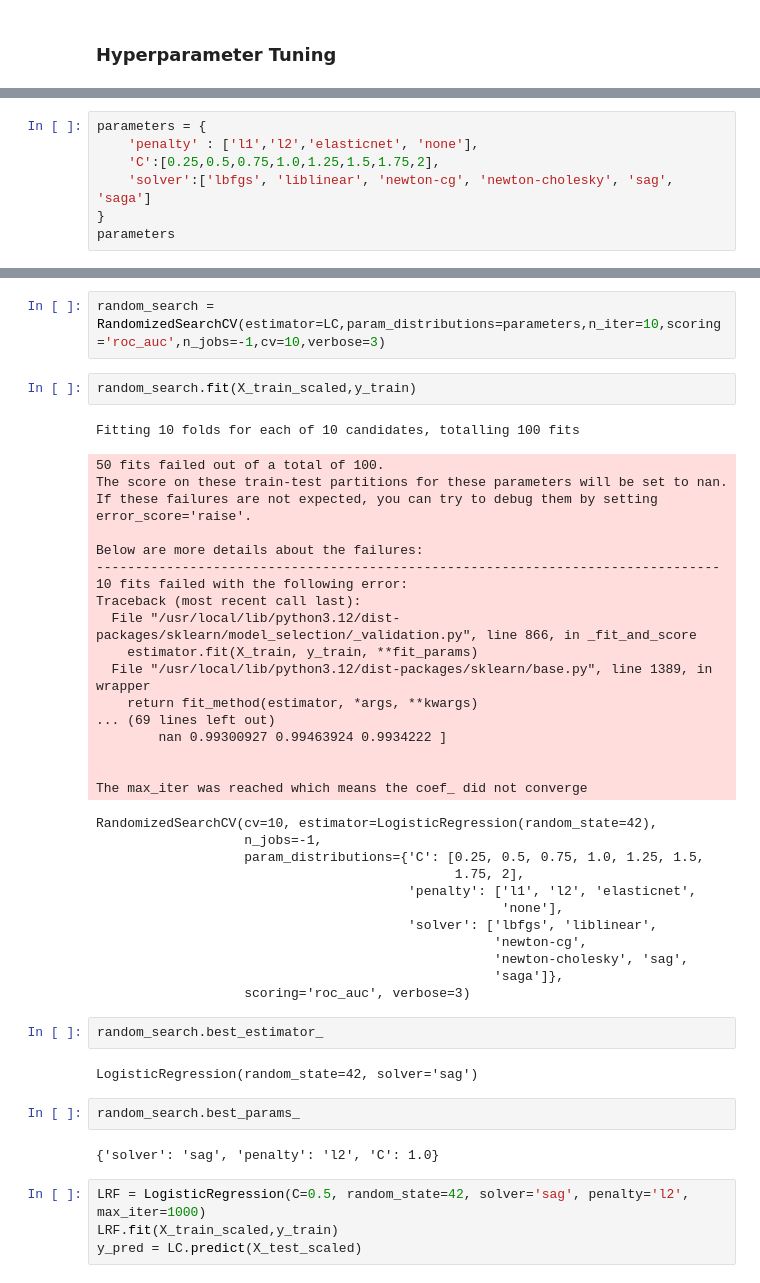
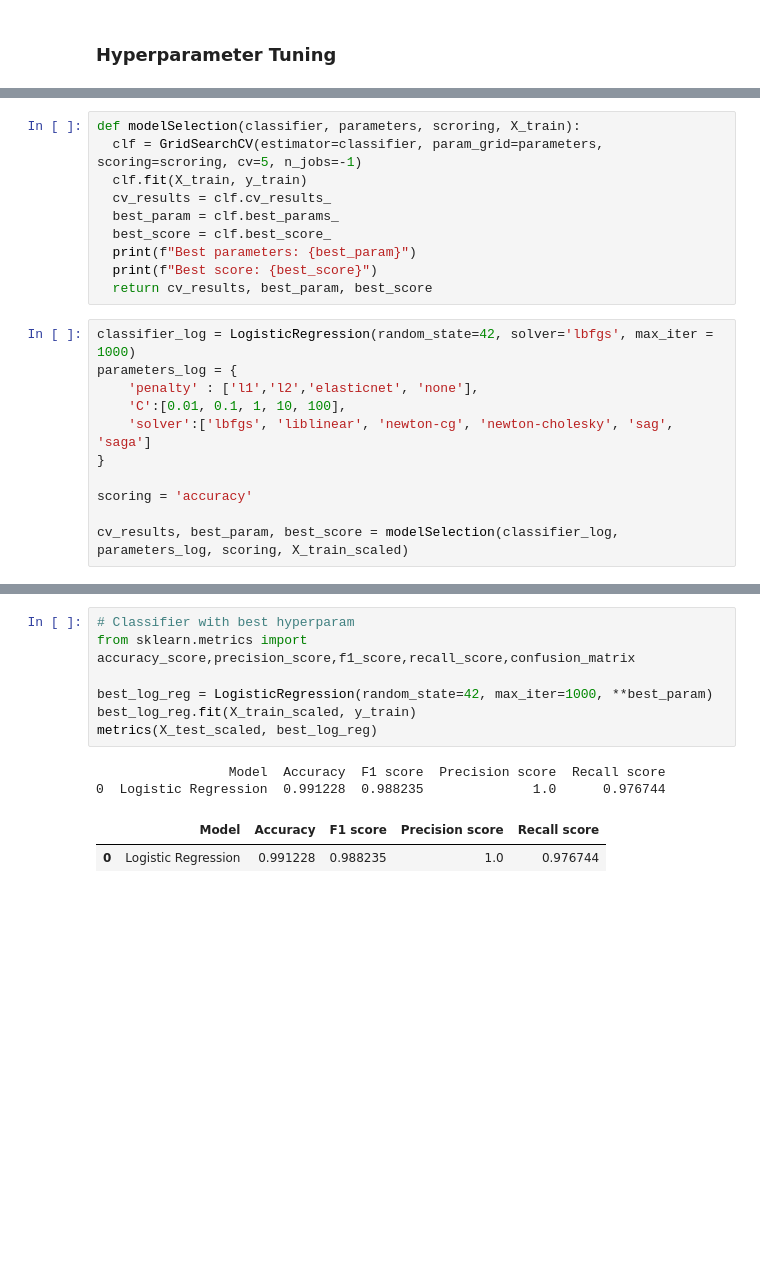
Before and after one commit to quangh33/schopenhauer, a Jupyter notebook: breast_cancer_wisconsin.ipynb, the cells around one changed output, grey strips where cells are left out. Saved outputs shown, nothing was run; the diff lists cells and outputs as text; blank space fills up the shorter version.

```diff
--- a/breast_cancer_wisconsin.ipynb
+++ b/breast_cancer_wisconsin.ipynb
@@ -389,8 +300,22 @@ from sklearn.model_selection import RandomizedSearchCV
+# %%
+def modelSelection(classifier, parameters, scroring, X_train):
+  clf = GridSearchCV(estimator=classifier, param_grid=parameters, scoring=scroring, cv=5, n_jobs=-1)
+  clf.fit(X_train, y_train)
+  cv_results = clf.cv_results_
+  best_param = clf.best_params_
+  best_score = clf.best_score_
+  print(f"Best parameters: {best_param}")
+  print(f"Best score: {best_score}")
+  return cv_results, best_param, best_score
 # %%
-parameters = {
+classifier_log = LogisticRegression(random_state=42, solver='lbfgs', max_iter = 1000)
+parameters_log = {
     'penalty' : ['l1','l2','elasticnet', 'none'],
-    'C':[0.25,0.5,0.75,1.0,1.25,1.5,1.75,2],
+    'C':[0.01, 0.1, 1, 10, 100],
     'solver':['lbfgs', 'liblinear', 'newton-cg', 'newton-cholesky', 'sag', 'saga']
 }
-parameters
+
+scoring = 'accuracy'
+
+cv_results, best_param, best_score = modelSelection(classifier_log, parameters_log, scoring, X_train_scaled)
 # %% [output]
@@ -405,47 +341,13 @@ parameters
-# %%
-random_search = RandomizedSearchCV(estimator=LC,param_distributions=parameters,n_iter=10,scoring='roc_auc',n_jobs=-1,cv=10,verbose=3)
-# %%
-random_search.fit(X_train_scaled,y_train)
-# %% [output]
-Fitting 10 folds for each of 10 candidates, totalling 100 fits
-50 fits failed out of a total of 100.
-The score on these train-test partitions for these parameters will be set to nan.
-If these failures are not expected, you can try to debug them by setting error_score='raise'.
-
-Below are more details about the failures:
---------------------------------------------------------------------------------
-10 fits failed with the following error:
-Traceback (most recent call last):
-  File "/usr/local/lib/python3.12/dist-packages/sklearn/model_selection/_validation.py", line 866, in _fit_and_score
-    estimator.fit(X_train, y_train, **fit_params)
-  File "/usr/local/lib/python3.12/dist-packages/sklearn/base.py", line 1389, in wrapper
-    return fit_method(estimator, *args, **kwargs)
-... (69 lines left out)
-        nan 0.99300927 0.99463924 0.9934222 ]
-
-
-The max_iter was reached which means the coef_ did not converge
-RandomizedSearchCV(cv=10, estimator=LogisticRegression(random_state=42),
-                   n_jobs=-1,
-                   param_distributions={'C': [0.25, 0.5, 0.75, 1.0, 1.25, 1.5,
-                                              1.75, 2],
-                                        'penalty': ['l1', 'l2', 'elasticnet',
-                                                    'none'],
-                                        'solver': ['lbfgs', 'liblinear',
-                                                   'newton-cg',
-                                                   'newton-cholesky', 'sag',
-                                                   'saga']},
-                   scoring='roc_auc', verbose=3)
-# %%
-random_search.best_estimator_
-# %% [output]
-LogisticRegression(random_state=42, solver='sag')
-# %%
-random_search.best_params_
-# %% [output]
-{'solver': 'sag', 'penalty': 'l2', 'C': 1.0}
-# %%
-LRF = LogisticRegression(C=0.5, random_state=42, solver='sag', penalty='l2', max_iter=1000)
-LRF.fit(X_train_scaled,y_train)
-y_pred = LC.predict(X_test_scaled)
+# %%
+# Classifier with best hyperparam
+from sklearn.metrics import accuracy_score,precision_score,f1_score,recall_score,confusion_matrix
+
+best_log_reg = LogisticRegression(random_state=42, max_iter=1000, **best_param)
+best_log_reg.fit(X_train_scaled, y_train)
+metrics(X_test_scaled, best_log_reg)
+# %% [output]
+                 Model  Accuracy  F1 score  Precision score  Recall score
+0  Logistic Regression  0.991228  0.988235              1.0      0.976744
+|  | Model | Accuracy | F1 score | Precision score | Recall score |
+| 0 | Logistic Regression | 0.991228 | 0.988235 | 1.0 | 0.976744 |
 # %%
```
Also changed, not shown: parts of 36 cells of this notebook.
